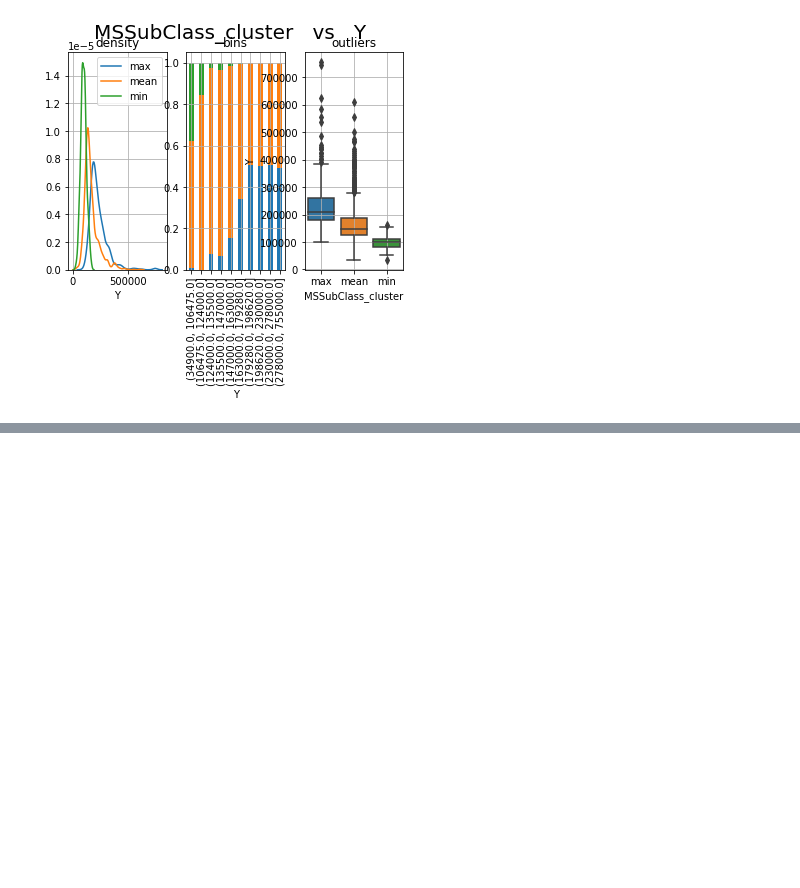
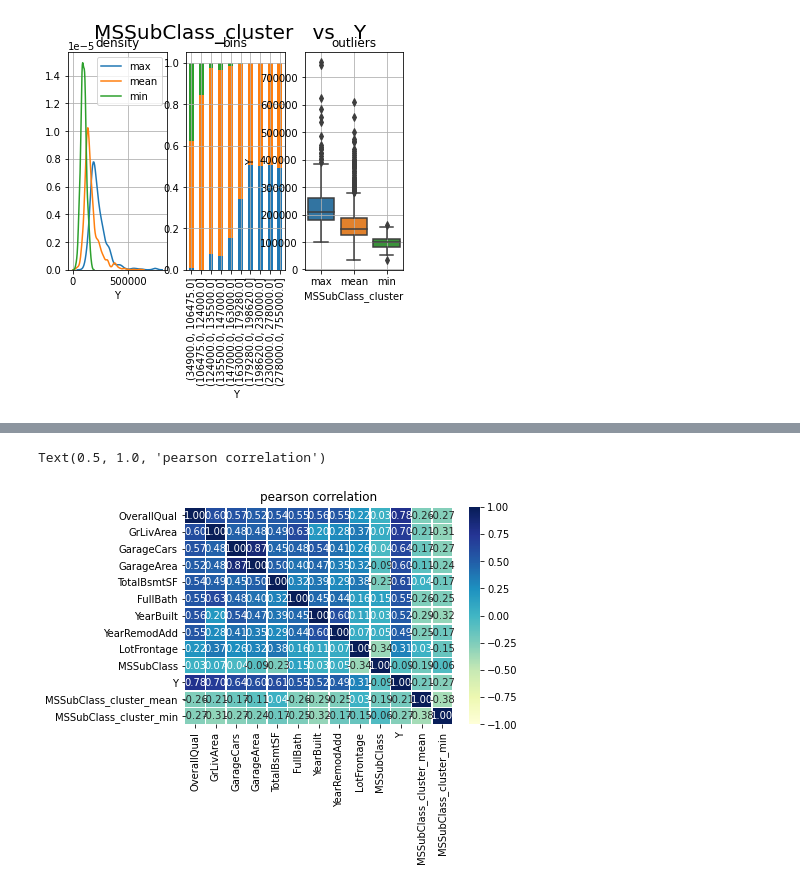
Before and after one commit to ashkmason/house-prices-maching-learning-project, a Jupyter notebook: house_price_machinelearning_project.ipynb, the cells around one changed output, grey strips where cells are left out. Cells and saved outputs as stored; diff of their text form; code cells hidden in the pictures; blank space fills up the shorter version.

```diff
--- a/house_price_machinelearning_project.ipynb
+++ b/house_price_machinelearning_project.ipynb
@@ -22,10 +22,8 @@ from lime import lime_tabular
 ## import house data
 
 dtf = pd.read_csv("train.csv")
-cols = ["OverallQual","GrLivArea","GarageCars",
-      "GarageArea","TotalBsmtSF","FullBath",
-      "YearBuilt","YearRemodAdd",
-      "LotFrontage","MSSubClass"]
+cols = ["OverallQual","GrLivArea","GarageCars","GarageArea","TotalBsmtSF","FullBath","YearBuilt","YearRemodAdd",
+        "LotFrontage","MSSubClass"]
 dtf = dtf[["Id"]+cols+["SalePrice"]]
 dtf.head()
 # %% [output]
@@ -224,3 +222,11 @@ ax[2].grid(True)
 plt.show()
 # %% [output]
 [figure]
+# %%
+## split data
+dtf_train, dtf_test = model_selection.train_test_split(dtf,
+                      test_size=0.3)
+## print info
+print("X_train shape:", dtf_train.drop("Y",axis=1).shape, "| X_test shape:", dtf_test.drop("Y",axis=1).shape)
+print("y_train mean:", round(np.mean(dtf_train["Y"]),2), "| y_test mean:", round(np.mean(dtf_test["Y"]),2))
+print(dtf_train.shape[1], "features:", dtf_train.drop("Y",axis=1).columns.to_list())
@@ -226,0 +237,10 @@ plt.show()
+# %%
+dtf_train["LotFrontage"] = dtf_train["LotFrontage"].fillna(dtf_train["LotFrontage"].mean())
+# %%
+## create dummy
+dummy = pd.get_dummies(dtf_train["MSSubClass_cluster"],
+                       prefix="MSSubClass_cluster",drop_first=True)
+dtf_train= pd.concat([dtf_train, dummy], axis=1)
+print( dtf_train.filter(like="MSSubClass_cluster",axis=1).head() )
+## drop the original categorical column
+dtf = dtf_train.drop("MSSubClass_cluster", axis=1)
@@ -226,0 +266,7 @@ plt.show()
+# %%
+corr_matrix = dtf_train.corr(method="pearson")
+sns.heatmap(corr_matrix, vmin=-1., vmax=1., annot=True, fmt='.2f', cmap="YlGnBu", cbar=True, linewidths=0.5)
+plt.title("pearson correlation")
+# %% [output]
+Text(0.5, 1.0, 'pearson correlation')
+[figure, added]
```
Also changed, not shown: parts of 15 cells of this notebook.
